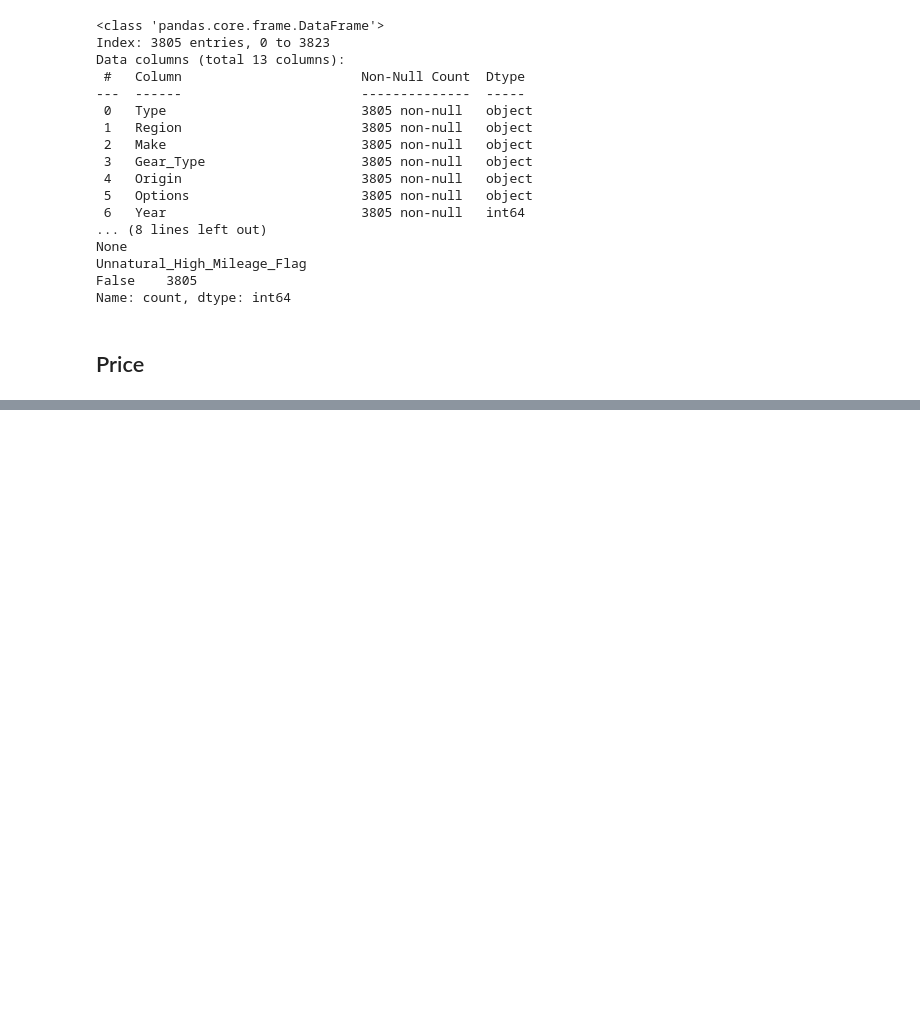
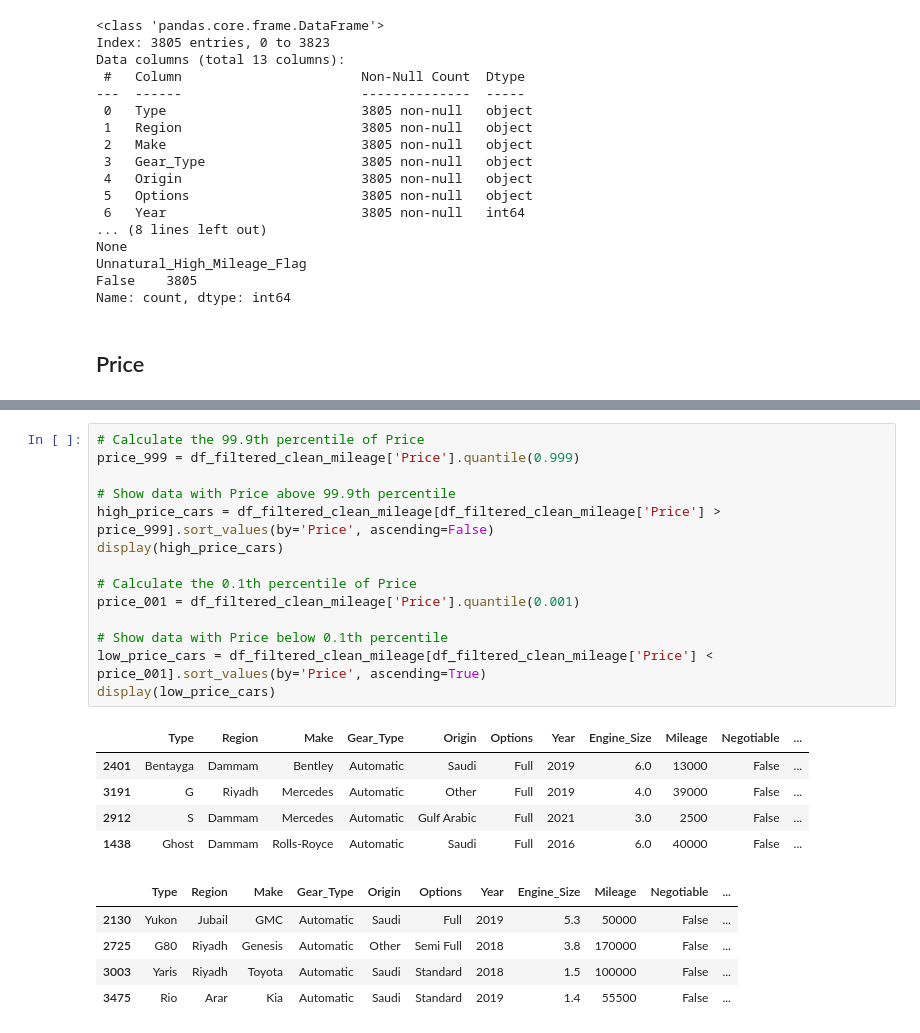
Before and after one commit to RioPramana21/Ctrl-Price-Taking-Control-of-Used-Car-Valuations-with-ML, a Jupyter notebook: code_files/outliers_and_anomalies_handling.ipynb, the cells around one changed output, grey strips where cells are left out. Drawn from its saved outputs; the diff is of its cells as text; blank space fills up the shorter version.

```diff
--- a/code_files/outliers_and_anomalies_handling.ipynb
+++ b/code_files/outliers_and_anomalies_handling.ipynb
@@ -511,0 +562,25 @@ Name: count, dtype: int64
+# %%
+# Calculate the 99.9th percentile of Price
+price_999 = df_filtered_clean_mileage['Price'].quantile(0.999)
+
+# Show data with Price above 99.9th percentile
+high_price_cars = df_filtered_clean_mileage[df_filtered_clean_mileage['Price'] > price_999].sort_values(by='Price', ascending=False)
+display(high_price_cars)
+
+# Calculate the 0.1th percentile of Price
+price_001 = df_filtered_clean_mileage['Price'].quantile(0.001)
+
+# Show data with Price below 0.1th percentile
+low_price_cars = df_filtered_clean_mileage[df_filtered_clean_mileage['Price'] < price_001].sort_values(by='Price', ascending=True)
+display(low_price_cars)
+# %% [output]
+|  | Type | Region | Make | Gear_Type | Origin | Options | Year | Engine_Size | Mileage | Negotiable | ... |
+| 2401 | Bentayga | Dammam | Bentley | Automatic | Saudi | Full | 2019 | 6.0 | 13000 | False | ... |
+| 3191 | G | Riyadh | Mercedes | Automatic | Other | Full | 2019 | 4.0 | 39000 | False | ... |
+| 2912 | S | Dammam | Mercedes | Automatic | Gulf Arabic | Full | 2021 | 3.0 | 2500 | False | ... |
+| 1438 | Ghost | Dammam | Rolls-Royce | Automatic | Saudi | Full | 2016 | 6.0 | 40000 | False | ... |
+|  | Type | Region | Make | Gear_Type | Origin | Options | Year | Engine_Size | Mileage | Negotiable | ... |
+| 2130 | Yukon | Jubail | GMC | Automatic | Saudi | Full | 2019 | 5.3 | 50000 | False | ... |
+| 2725 | G80 | Riyadh | Genesis | Automatic | Other | Semi Full | 2018 | 3.8 | 170000 | False | ... |
+| 3003 | Yaris | Riyadh | Toyota | Automatic | Saudi | Standard | 2018 | 1.5 | 100000 | False | ... |
+| 3475 | Rio | Arar | Kia | Automatic | Saudi | Standard | 2019 | 1.4 | 55500 | False | ... |
```
Also changed, not shown: parts of 6 cells of this notebook.
